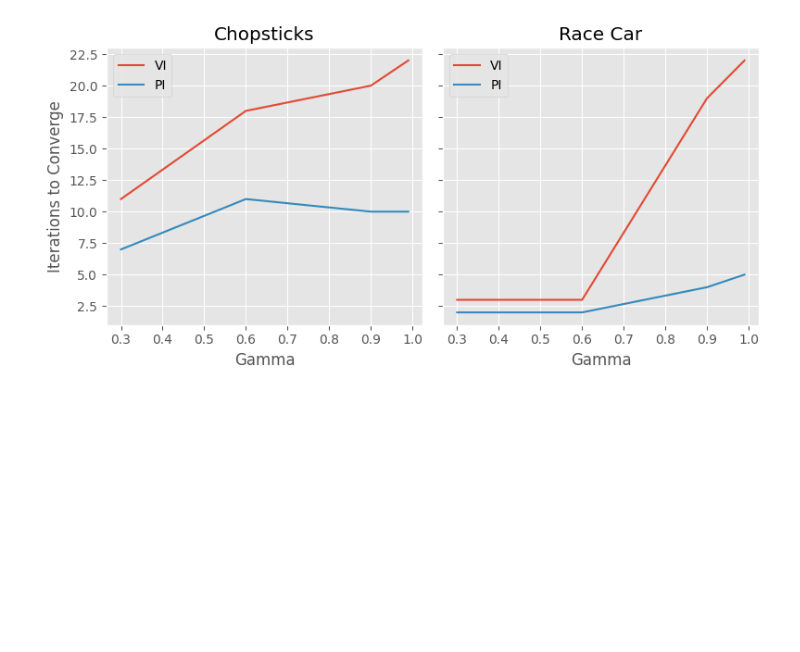
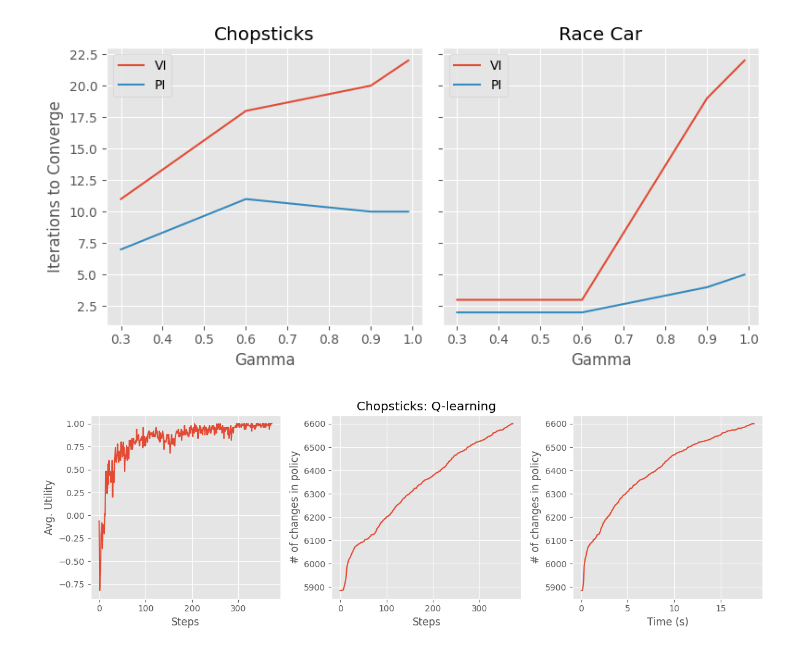
Before and after one commit to vinitjogani/mdp-solvers, a Jupyter notebook: experiments.ipynb, the cells around one changed output. Saved outputs shown, nothing was run; the diff lists cells and outputs as text; code cells hidden in the pictures; blank space fills up the shorter version.

```diff
--- a/experiments.ipynb
+++ b/experiments.ipynb
@@ -95,7 +71,7 @@ Converged!
 # %%
 fix_seed()
 env = environments.Chopsticks(12, 0.9)
-V13, P13, C13, R13, T13, _ = solver.q_learning(env, iters=100, eps=0.1, eps_decay=0.96, lr=0.1)
+V13, P13, C13, R13, T13, _ = solver.q_learning(env, iters=1000, eps=0.1, eps_decay=0.95, lr=0.1)
 # %% [output]
 Converged!
 # %%
@@ -256,3 +236,32 @@ axs[1].legend()
 fig.tight_layout();
 # %% [output]
 [figure]
+# %%
+fig, axs = plt.subplots(ncols=3, figsize=(12, 4))
+
+axs[1].set_title("Chopsticks: Q-learning")
+
+# axs[0].plot(R11, label="VI")
+# axs[0].plot(R12, label="PI")
+axs[0].plot(R13, label="Q")
+axs[0].set_xlabel("Steps")
+axs[0].set_ylabel("Avg. Utility")
+# axs[0].legend()
+
+# axs[1].plot(np.cumsum(C11), label="VI")
+# axs[1].plot(np.cumsum(C12), label="PI")
+axs[1].plot(np.cumsum(C13), label="Q")
+axs[1].set_xlabel("Steps")
+axs[1].set_ylabel("# of changes in policy")
+# axs[1].legend()
+
+# axs[2].plot(T11, np.cumsum(C11), label="VI")
+# axs[2].plot(T12, np.cumsum(C12), label="PI")
+axs[2].plot(T13, np.cumsum(C13), label="Q")
+axs[2].set_xlabel("Time (s)")
+axs[2].set_ylabel("# of changes in policy")
+# axs[2].legend()
+
+fig.tight_layout();
+# %% [output]
+[figure, added]
```
Also changed, not shown: parts of 13 cells of this notebook, 1 other file.
